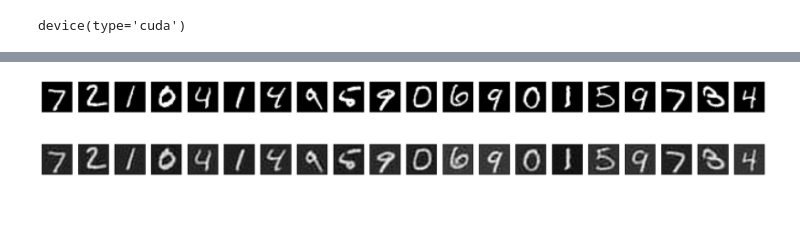
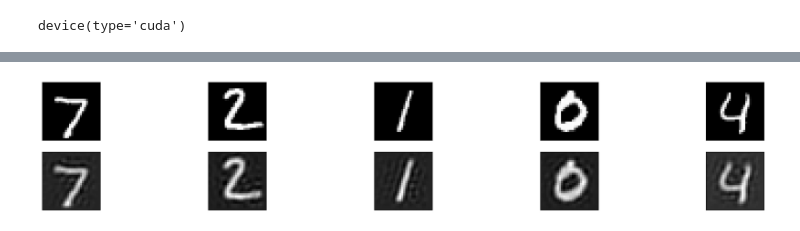
Before and after one commit to CesarAugusto14/studying_interpretability, a Jupyter notebook: autoencoder.ipynb, the cells around one changed output, grey strips where cells are left out. Drawn from its saved outputs; the diff is of its cells as text; code cells hidden in the pictures.

```diff
--- a/autoencoder.ipynb
+++ b/autoencoder.ipynb
@@ -28,9 +38,9 @@ device(type='cuda')
 # %%
 """
-This is the script for calling the data
+
 """
 transform = transforms.Compose([
-    transforms.ToTensor()
+    transforms.ToTensor(),
 ])
 train_data = datasets.MNIST(root='data', train=True, download=True, transform=transform)
 test_data = datasets.MNIST(root='data', train=False, download=True, transform=transform)
@@ -84,10 +76,10 @@ class Encoder(nn.Module):
     def __init__(self):
         super(Encoder, self).__init__()
         self.conv1 = nn.Conv2d(in_channels = 1,
-                               out_channels = 16,
+                               out_channels = 32,
                                kernel_size = 5,
                                padding = 2)
-        self.conv2 = nn.Conv2d(in_channels =16,
+        self.conv2 = nn.Conv2d(in_channels =32,
                                out_channels = 16,
                                kernel_size = 5,
                                padding=2)
@@ -150,13 +142,14 @@ model.to(device)
 
 # Define the loss function and the optimizer
 criterion = nn.MSELoss()
-optimizer = torch.optim.Adam(model.parameters(), lr=0.001)
+optimizer = torch.optim.Adam(model.parameters(), lr=0.002)
 
 # Training the model
-n_epochs = 100
+n_epochs = 150
 train_losses = []
 val_losses = []
 for epoch in range(n_epochs):
+    t1 = time.time()
     train_loss = 0.0
     val_loss = 0.0
     for data in train_loader:
@@ -180,6 +173,10 @@ for epoch in range(n_epochs):
             val_loss += loss.item() * images.size(0)
         val_loss /= len(val_loader)
         val_losses.append(val_loss)
+    t2 =time.time() - t1
+    print(f'[Epoch {epoch+1}/{n_epochs}] -> Train Loss: {train_loss:.6f}, Val Loss: {val_loss:.6f}, Time: {t2:.2f} s')
 
-    print(f'Epoch {epoch+1}/{n_epochs} -> Train Loss: {train_loss:.6f}, Val Loss: {val_loss:.6f}')
+
+# Save the model:
+torch.save(model.state_dict(), 'mnist_autoencoder.pth')
 # %% [output]
@@ -289,21 +299,17 @@ plt.imshow(output, cmap='gray')
 # %%
-# Check the first batch of the test data and plot the original and the reconstructed images
+# In the First Batch, check 5 images
 dataiter = iter(test_loader)
 images, labels = next(dataiter)
-images = images.to(device)
-outputs = model(images)
+images = images[:5].to(device)
+output = model(images)
+output = output.cpu().detach()
+output = output.view(-1, 28, 28)
 
-images = images.cpu().numpy()
-outputs = outputs.detach().cpu().numpy()
-
-fig, axes = plt.subplots(nrows=2, ncols=batch_size, sharex=True, sharey=True, figsize=(25,4))
-
-for images, row in zip([images, outputs], axes):
+fig, axes = plt.subplots(nrows=2, ncols=5, sharex=True, sharey=True, figsize=(25,4))
+for images, row in zip([images, output], axes):
     for img, ax in zip(images, row):
-        ax.imshow(np.squeeze(img), cmap='gray')
+        ax.imshow(img.view(28, 28).cpu(), cmap='gray')
         ax.get_xaxis().set_visible(False)
         ax.get_yaxis().set_visible(False)
-
-plt.show()
 # %% [output]
-[figure, old version]
+[figure, new version]
```
Also changed, not shown: parts of 24 cells of this notebook.
